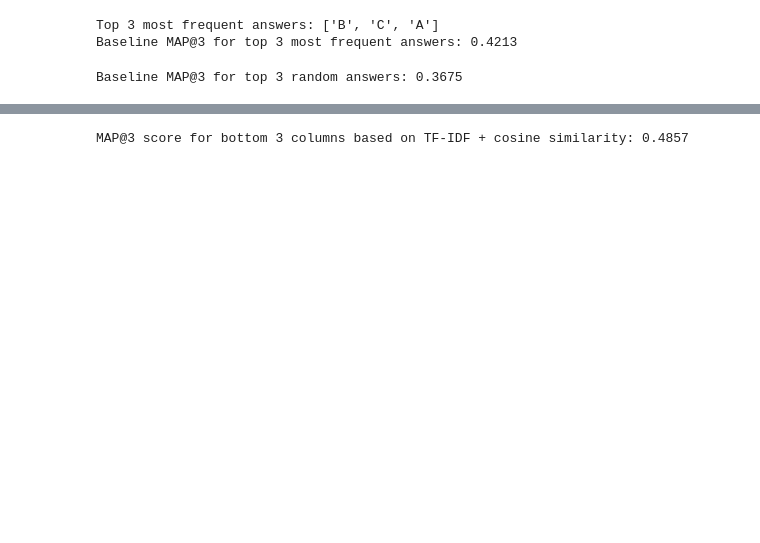
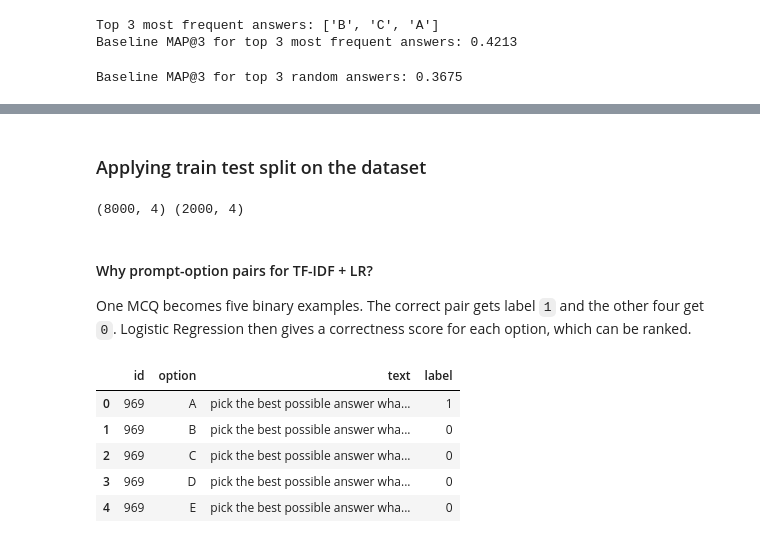
Before and after one commit to niteshsharma0602/Smart-MCQ-Solver, a Jupyter notebook: notebooks/dl-23f2003665-notebook-t22026.ipynb, the cells around one changed output, grey strips where cells are left out. Cells and saved outputs as stored; diff of their text form; code cells hidden in the pictures; blank space fills up the shorter version.

```diff
--- a/notebooks/dl-23f2003665-notebook-t22026.ipynb
+++ b/notebooks/dl-23f2003665-notebook-t22026.ipynb
@@ -292,9 +265,0 @@ MAP@3 score for top 3 columns based on TF-IDF + cosine similarity: 0.2775
-# %%
-bottom3_columns = []
-
-for i in range(len(cos_df)):
-  bottom3_columns.append(cos_df.iloc[i].nsmallest(3).index.tolist())
-
-print("MAP@3 score for bottom 3 columns based on TF-IDF + cosine similarity:",map_at3(bottom3_columns,train['answer'].tolist()))
-# %% [output]
-MAP@3 score for bottom 3 columns based on TF-IDF + cosine similarity: 0.4857
@@ -300,0 +273,2 @@ MAP@3 score for bottom 3 columns based on TF-IDF + cosine similarity: 0.4857
+# %% [markdown]
+### Applying train test split on the dataset
@@ -300,0 +280,38 @@ MAP@3 score for bottom 3 columns based on TF-IDF + cosine similarity: 0.4857
+# %%
+#function to build prompt and option pairs
+
+def build_pairs(df):
+    rows = []
+    for i in df.index:
+        prompt = df.loc[i, 'prompt_clean']
+        options = ['A', 'B', 'C', 'D', 'E']
+        for opt in options:
+            text = prompt + ' ' + df.loc[i, f'{opt}_clean']
+            label = 0
+            if df.loc[i, 'answer'] == opt:
+                label = 1
+
+            rows.append({'id': df.loc[i, 'id'],
+                         'option': opt,
+                         'text': text,
+                         'label': label})
+    return pd.DataFrame(rows)
+
+train_pairs = build_pairs(x_train)
+val_pairs = build_pairs(x_test)
+
+print(train_pairs.shape, val_pairs.shape)
+# %% [output]
+(8000, 4) (2000, 4)
+# %% [markdown]
+#### Why prompt-option pairs for TF-IDF + LR?
+One MCQ becomes five binary examples. The correct pair gets label `1` and the other four get `0`. Logistic Regression then gives a correctness score for each option, which can be ranked.
+# %%
+train_pairs.iloc[0:5]
+# %% [output]
+|  | id | option | text | label |
+| 0 | 969 | A | pick the best possible answer wha... | 1 |
+| 1 | 969 | B | pick the best possible answer wha... | 0 |
+| 2 | 969 | C | pick the best possible answer wha... | 0 |
+| 3 | 969 | D | pick the best possible answer wha... | 0 |
+| 4 | 969 | E | pick the best possible answer wha... | 0 |
```
Also changed, not shown: parts of 96 cells of this notebook.
